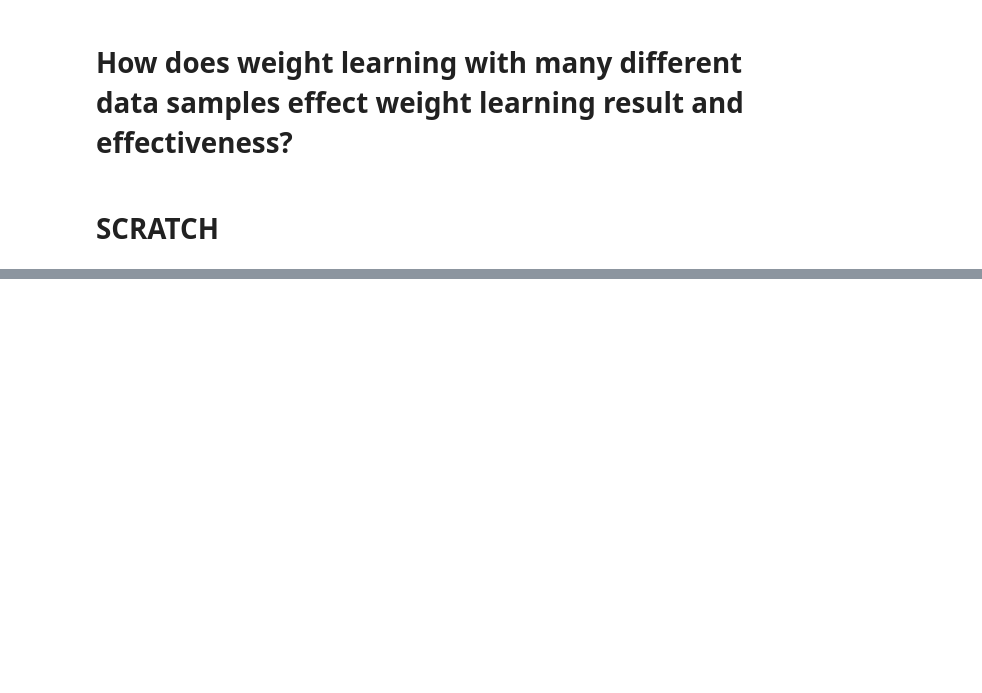
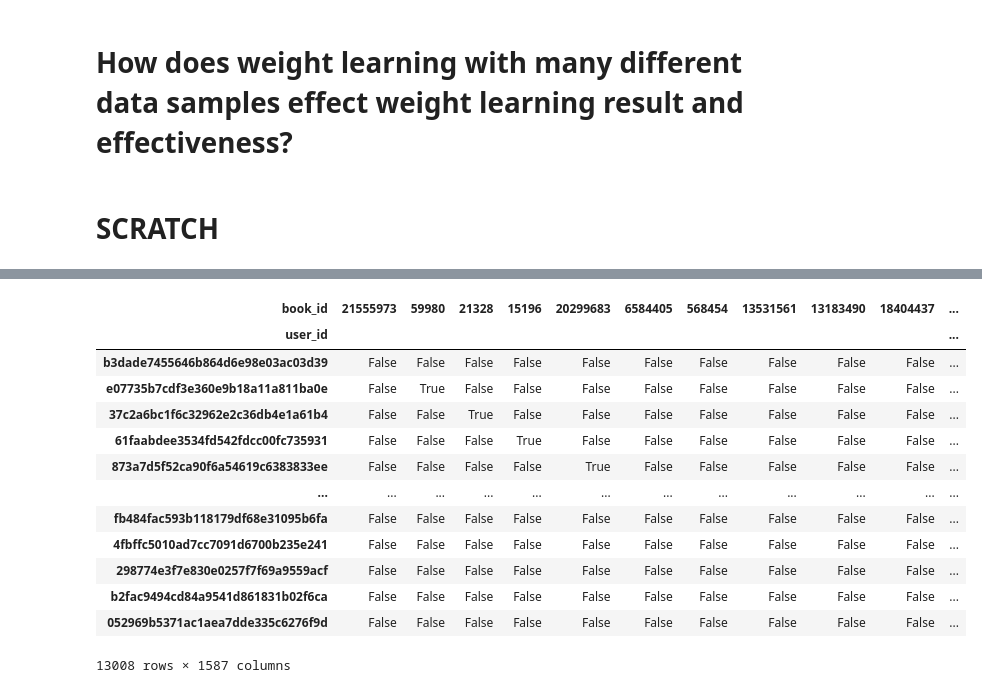
Before and after one commit to dickensc/RankPSL, a Jupyter notebook: data_construction/goodreads_data_construction/dataExploration.ipynb, the cells around one changed output, grey strips where cells are left out. Saved outputs shown, nothing was run; the diff lists cells and outputs as text; code cells hidden in the pictures; blank space fills up the shorter version.

```diff
--- a/data_construction/goodreads_data_construction/dataExploration.ipynb
+++ b/data_construction/goodreads_data_construction/dataExploration.ipynb
@@ -492,0 +500,17 @@ Length: 2415, dtype: int64
+# %%
+interactions_df.is_read.unstack().fillna(False)
+# %% [output]
+| book_id | 21555973 | 59980 | 21328 | 15196 | 20299683 | 6584405 | 568454 | 13531561 | 13183490 | 18404437 | ... |
+| user_id |  |  |  |  |  |  |  |  |  |  | ... |
+| b3dade7455646b864d6e98e03ac03d39 | False | False | False | False | False | False | False | False | False | False | ... |
+| e07735b7cdf3e360e9b18a11a811ba0e | False | True | False | False | False | False | False | False | False | False | ... |
+| 37c2a6bc1f6c32962e2c36db4e1a61b4 | False | False | True | False | False | False | False | False | False | False | ... |
+| 61faabdee3534fd542fdcc00fc735931 | False | False | False | True | False | False | False | False | False | False | ... |
+| 873a7d5f52ca90f6a54619c6383833ee | False | False | False | False | True | False | False | False | False | False | ... |
+| ... | ... | ... | ... | ... | ... | ... | ... | ... | ... | ... | ... |
+| fb484fac593b118179df68e31095b6fa | False | False | False | False | False | False | False | False | False | False | ... |
+| 4fbffc5010ad7cc7091d6700b235e241 | False | False | False | False | False | False | False | False | False | False | ... |
+| 298774e3f7e830e0257f7f69a9559acf | False | False | False | False | False | False | False | False | False | False | ... |
+| b2fac9494cd84a9541d861831b02f6ca | False | False | False | False | False | False | False | False | False | False | ... |
+| 052969b5371ac1aea7dde335c6276f9d | False | False | False | False | False | False | False | False | False | False | ... |
+13008 rows × 1587 columns
```
Also changed, not shown: parts of 16 cells of this notebook, 3 other files.
